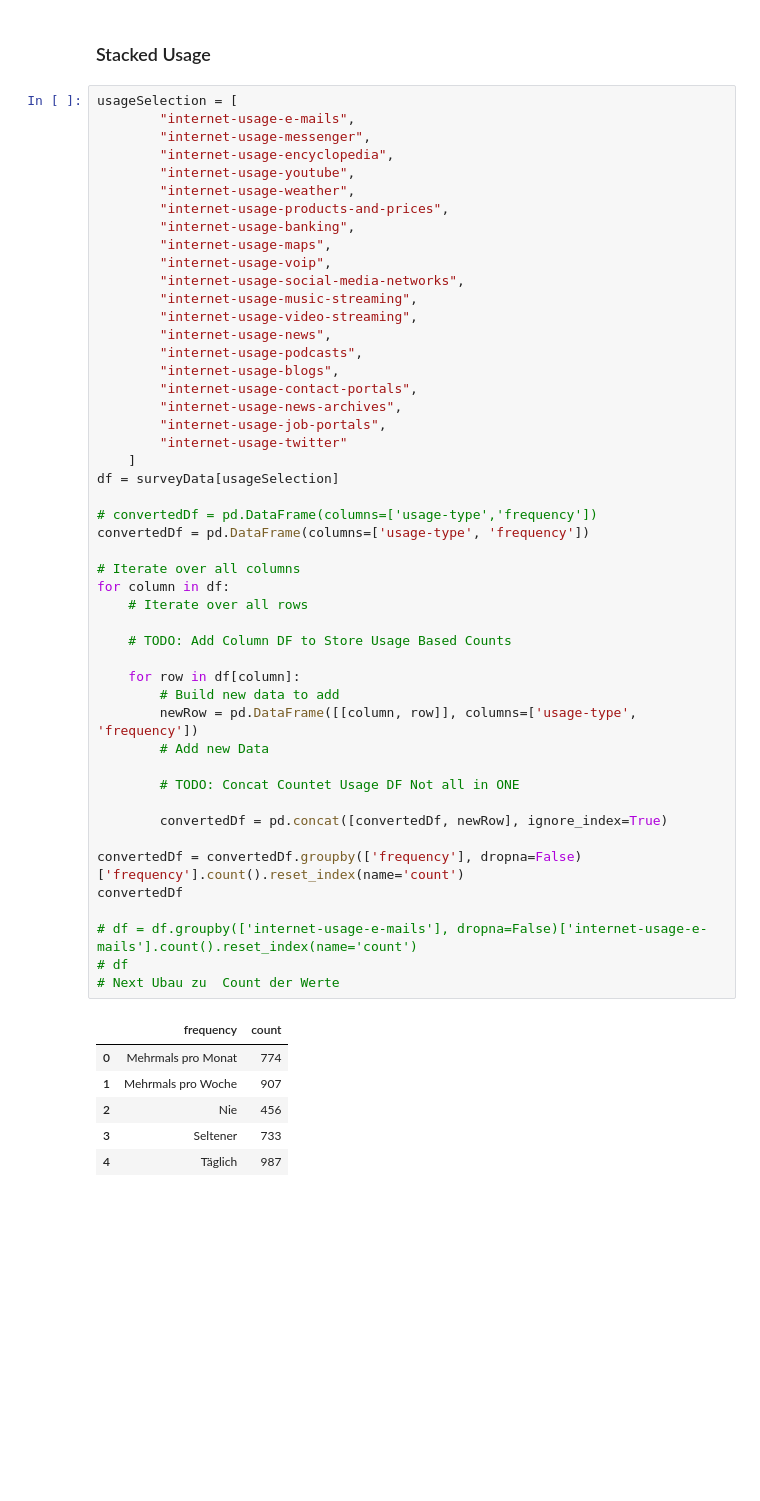
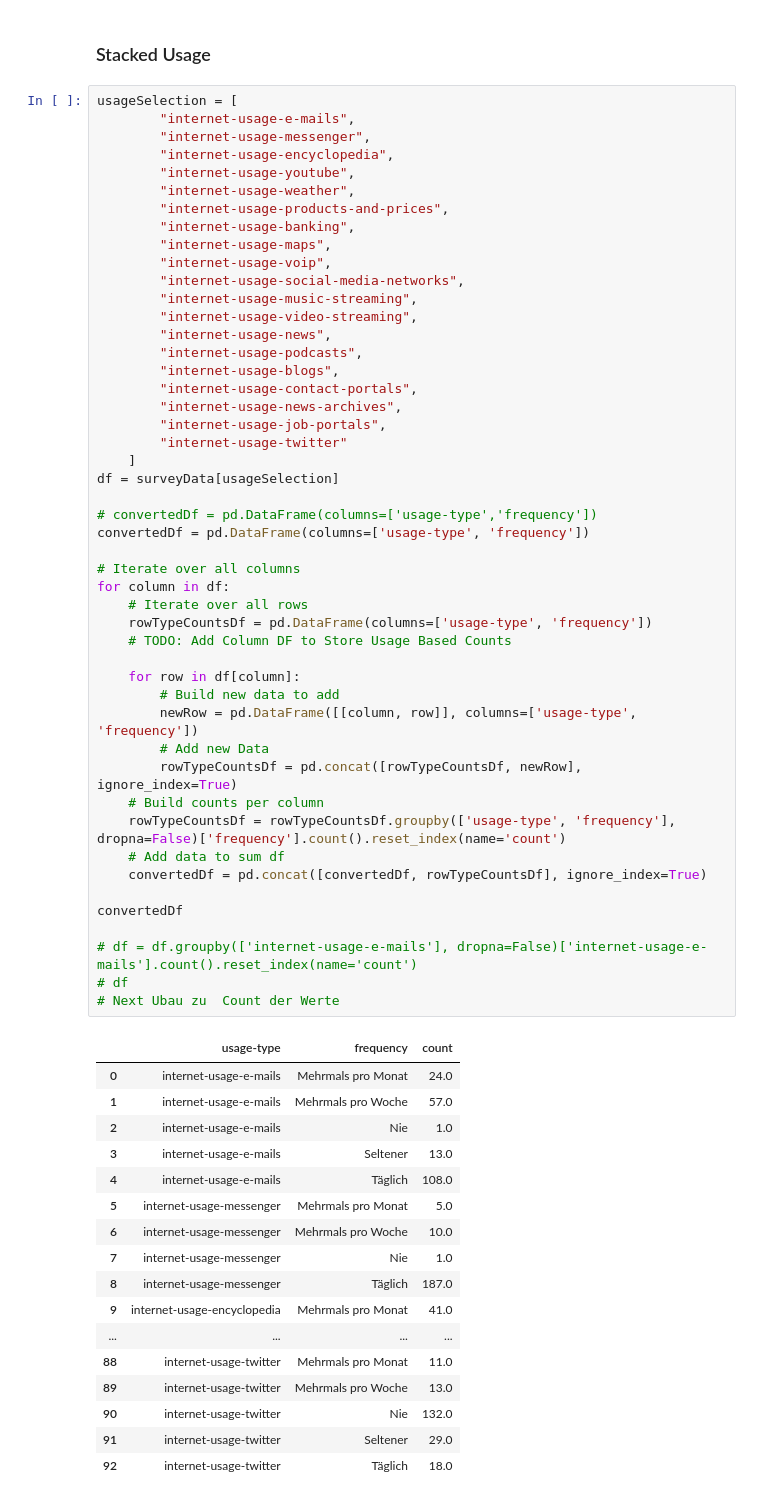
Before and after one commit to vsur/foodemapp, a Jupyter notebook: data/eval/getResults.ipynb, the cells around one changed output. Drawn from its saved outputs; the diff is of its cells as text; blank space fills up the shorter version.

Commit message:
Count DF gebaut.
# Next

* Stacked Bar bauen
* Farben
* Horizontal statt vertikal
* Beschriftungen

```diff
--- a/data/eval/getResults.ipynb
+++ b/data/eval/getResults.ipynb
@@ -1004,42 +1004,53 @@ usageSelection = [
         "internet-usage-video-streaming",
         "internet-usage-news",
         "internet-usage-podcasts",
         "internet-usage-blogs",
         "internet-usage-contact-portals",
         "internet-usage-news-archives",
         "internet-usage-job-portals",
         "internet-usage-twitter"
     ]
 df = surveyData[usageSelection]
 
 # convertedDf = pd.DataFrame(columns=['usage-type','frequency'])
 convertedDf = pd.DataFrame(columns=['usage-type', 'frequency'])
 
 # Iterate over all columns
 for column in df:
     # Iterate over all rows
-
+    rowTypeCountsDf = pd.DataFrame(columns=['usage-type', 'frequency'])
     # TODO: Add Column DF to Store Usage Based Counts
 
     for row in df[column]:
         # Build new data to add
         newRow = pd.DataFrame([[column, row]], columns=['usage-type', 'frequency'])
         # Add new Data
+        rowTypeCountsDf = pd.concat([rowTypeCountsDf, newRow], ignore_index=True)
+    # Build counts per column
+    rowTypeCountsDf = rowTypeCountsDf.groupby(['usage-type', 'frequency'], dropna=False)['frequency'].count().reset_index(name='count')
+    # Add data to sum df
+    convertedDf = pd.concat([convertedDf, rowTypeCountsDf], ignore_index=True)
 
-        # TODO: Concat Countet Usage DF Not all in ONE
-
-        convertedDf = pd.concat([convertedDf, newRow], ignore_index=True)
-
-convertedDf = convertedDf.groupby(['frequency'], dropna=False)['frequency'].count().reset_index(name='count')
 convertedDf
 
 # df = df.groupby(['internet-usage-e-mails'], dropna=False)['internet-usage-e-mails'].count().reset_index(name='count')
 # df
 # Next Ubau zu  Count der Werte
 # %% [output]
-|  | frequency | count |
-| 0 | Mehrmals pro Monat | 774 |
-| 1 | Mehrmals pro Woche | 907 |
-| 2 | Nie | 456 |
-| 3 | Seltener | 733 |
-| 4 | Täglich | 987 |
+|  | usage-type | frequency | count |
+| 0 | internet-usage-e-mails | Mehrmals pro Monat | 24.0 |
+| 1 | internet-usage-e-mails | Mehrmals pro Woche | 57.0 |
+| 2 | internet-usage-e-mails | Nie | 1.0 |
+| 3 | internet-usage-e-mails | Seltener | 13.0 |
+| 4 | internet-usage-e-mails | Täglich | 108.0 |
+| 5 | internet-usage-messenger | Mehrmals pro Monat | 5.0 |
+| 6 | internet-usage-messenger | Mehrmals pro Woche | 10.0 |
+| 7 | internet-usage-messenger | Nie | 1.0 |
+| 8 | internet-usage-messenger | Täglich | 187.0 |
+| 9 | internet-usage-encyclopedia | Mehrmals pro Monat | 41.0 |
+| ... | ... | ... | ... |
+| 88 | internet-usage-twitter | Mehrmals pro Monat | 11.0 |
+| 89 | internet-usage-twitter | Mehrmals pro Woche | 13.0 |
+| 90 | internet-usage-twitter | Nie | 132.0 |
+| 91 | internet-usage-twitter | Seltener | 29.0 |
+| 92 | internet-usage-twitter | Täglich | 18.0 |
```
